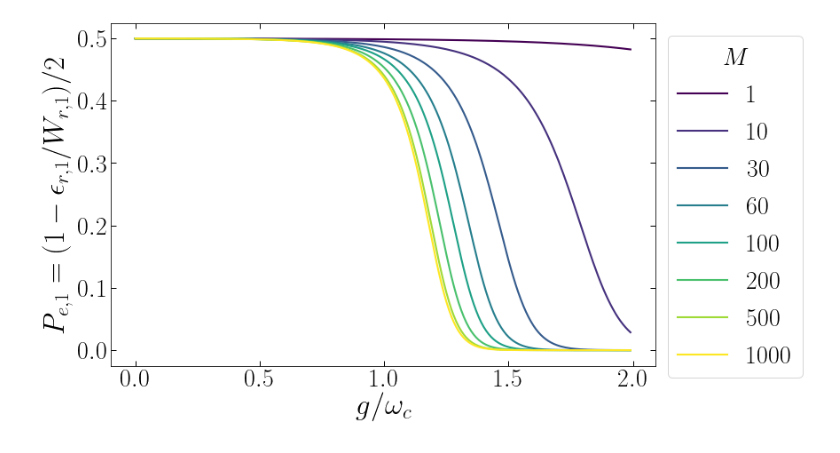
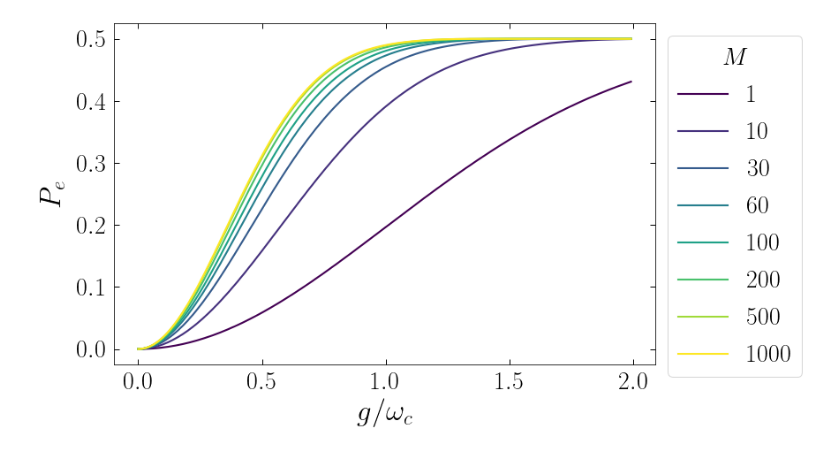
Before and after one commit to Jmalcrow/TFG, a Jupyter notebook: GRAPHICS (SINGLE PLOTS).ipynb, the cells around one changed output. Saved outputs shown, nothing was run; the diff lists cells and outputs as text; code cells hidden in the pictures.

```diff
--- a/GRAPHICS (SINGLE PLOTS).ipynb
+++ b/GRAPHICS (SINGLE PLOTS).ipynb
@@ -36,15 +36,15 @@ deltaE_gs_M100=np.load("deltaE_gs_M100.npy")
 deltaE_gs_M200=np.load("deltaE_gs_M200.npy")
 deltaE_gs_M500=np.load("deltaE_gs_M500.npy")
 deltaE_gs_M1000=np.load("deltaE_gs_M1000.npy")
-#Y-axis, different values of mean value of sigma_z
-sigma_z_p1_M1=np.load("sigma_z_p1_M1.npy")
-sigma_z_p1_M10=np.load("sigma_z_p1_M10.npy")
-sigma_z_p1_M30=np.load("sigma_z_p1_M30.npy")
-sigma_z_p1_M60=np.load("sigma_z_p1_M60.npy")
-sigma_z_p1_M100=np.load("sigma_z_p1_M100.npy")
-sigma_z_p1_M200=np.load("sigma_z_p1_M200.npy")
-sigma_z_p1_M500=np.load("sigma_z_p1_M500.npy")
-sigma_z_p1_M1000=np.load("sigma_z_p1_M1000.npy")
+#Y-axis, different values of mean value of sigma_x
+sigma_x_p1_M1=np.load("sigma_x_p1_M1.npy")
+sigma_x_p1_M10=np.load("sigma_x_p1_M10.npy")
+sigma_x_p1_M30=np.load("sigma_x_p1_M30.npy")
+sigma_x_p1_M60=np.load("sigma_x_p1_M60.npy")
+sigma_x_p1_M100=np.load("sigma_x_p1_M100.npy")
+sigma_x_p1_M200=np.load("sigma_x_p1_M200.npy")
+sigma_x_p1_M500=np.load("sigma_x_p1_M500.npy")
+sigma_x_p1_M1000=np.load("sigma_x_p1_M1000.npy")
 # %%
 cmap = plt.get_cmap('viridis')
 epss=[epsilon_r_p1_M1,epsilon_r_p1_M10,epsilon_r_p1_M30,epsilon_r_p1_M60,epsilon_r_p1_M100,epsilon_r_p1_M200,epsilon_r_p1_M500,epsilon_r_p1_M1000]
@@ -84,27 +88,28 @@ plt.show()
 # %%
 #create Pe
-Pe_p1_M1=(1+sigma_z_p1_M1)/2
-Pe_p1_M10=(1+sigma_z_p1_M10)/2
-Pe_p1_M30=(1+sigma_z_p1_M30)/2
-Pe_p1_M60=(1+sigma_z_p1_M60)/2
-Pe_p1_M100=(1+sigma_z_p1_M100)/2
-Pe_p1_M200=(1+sigma_z_p1_M200)/2
-Pe_p1_M500=(1+sigma_z_p1_M500)/2
-Pe_p1_M1000=(1+sigma_z_p1_M1000)/2
+Pe_p1_M1=(1+sigma_x_p1_M1)/2
+Pe_p1_M10=(1+sigma_x_p1_M10)/2
+Pe_p1_M30=(1+sigma_x_p1_M30)/2
+Pe_p1_M60=(1+sigma_x_p1_M60)/2
+Pe_p1_M100=(1+sigma_x_p1_M100)/2
+Pe_p1_M200=(1+sigma_x_p1_M200)/2
+Pe_p1_M500=(1+sigma_x_p1_M500)/2
+Pe_p1_M1000=(1+sigma_x_p1_M1000)/2
 
 cmap = plt.get_cmap('viridis')
 Pes=[Pe_p1_M1,Pe_p1_M10,Pe_p1_M30,Pe_p1_M60,Pe_p1_M100,Pe_p1_M200,Pe_p1_M500,Pe_p1_M1000]
 labels=["$1$","$10$","$30$","$60$","$100$","$200$","$500$","$1000$"]
 colors = iter(cmap(np.linspace(0, 1, len(Pes))))
 
 for i in range (len(Pes)):
     plt.plot(g,Pes[i],label=labels[i],c=next(colors))
 
 plt.tick_params(top=True,bottom=True,right=True,left=True, direction="in",width=1,length=6)
-plt.xlabel('$g/\omega_c$',fontdict={'fontsize':33,'color':'k'})
-plt.ylabel('$P_{e,1}=(1-\epsilon_{r,1}/W_{r,1})/2$',fontdict={'fontsize':33,'color':'k'})
+plt.xlabel('$g/\omega_c$',fontdict={'fontsize':33,'color':'k'},labelpad=8)
+plt.ylabel('$P_{e}$',fontdict={'fontsize':33,'color':'k'},labelpad=8)
+plt.tick_params(pad=8)
 plt.legend(bbox_to_anchor=(1,1),title="$M$")
 plt.savefig('Pe_p1.pdf',bbox_inches='tight')
 plt.show()
 # %% [output]
-[figure, old version]
+[figure, new version]
```
Also changed, not shown: parts of 3 cells of this notebook, 4 other files.
